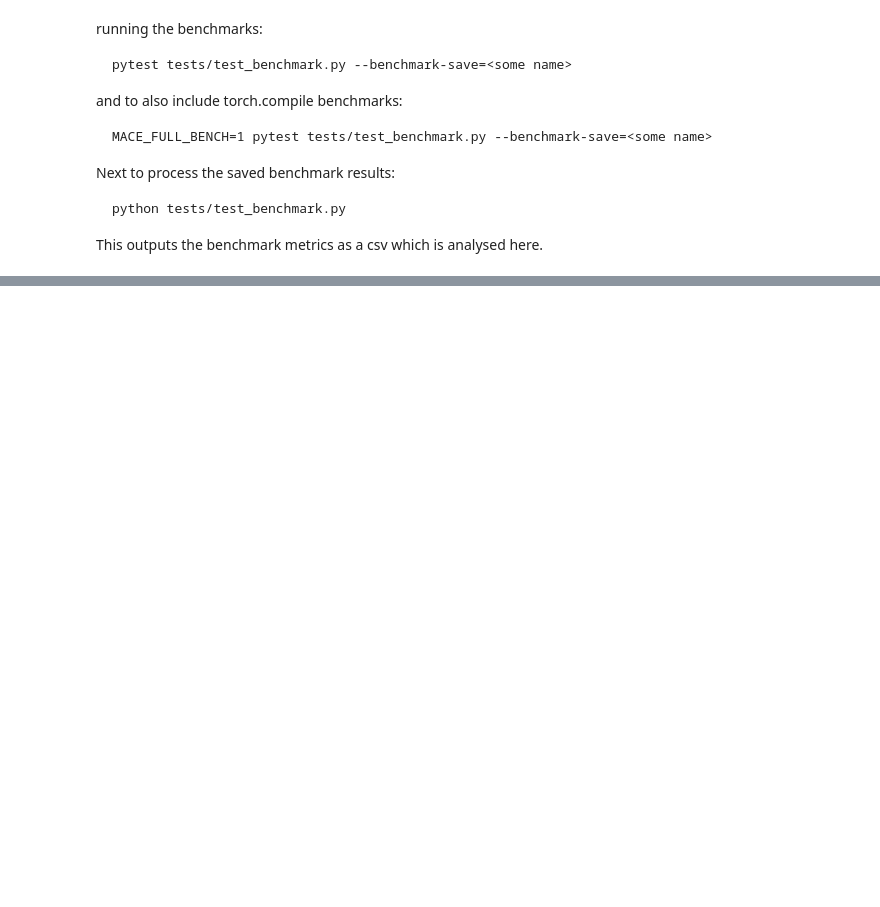
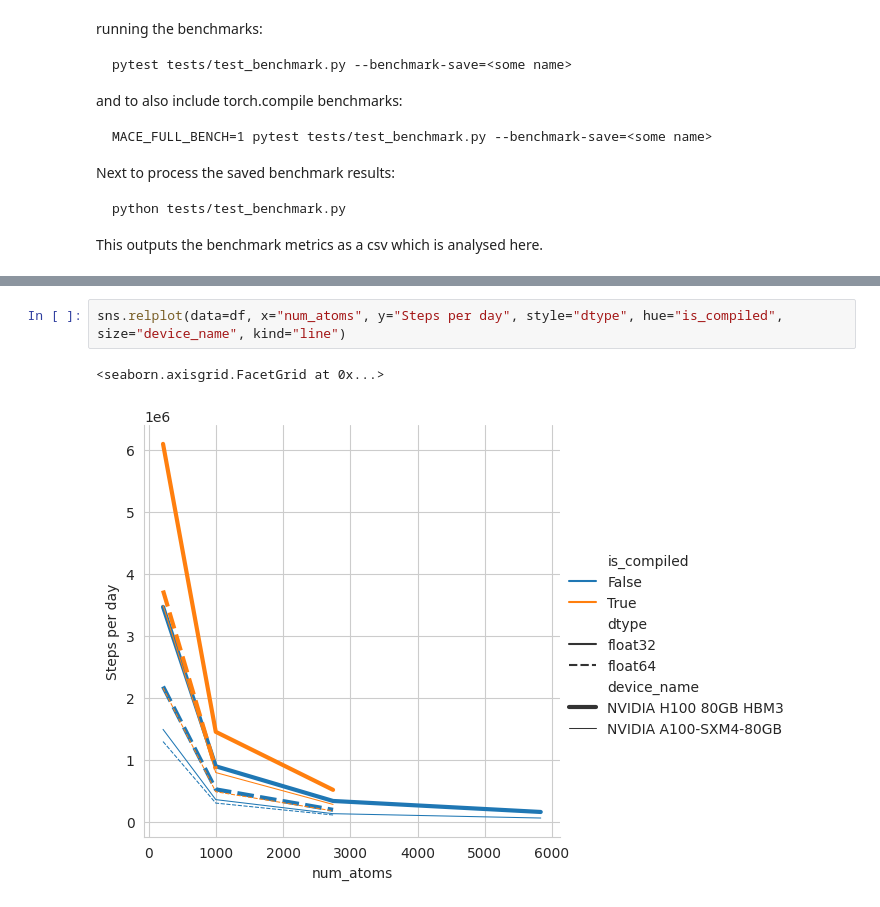
Before and after one commit to hatemhelal/mace, a Jupyter notebook: benchmarks/bench_plots.ipynb, the cells around one changed output, grey strips where cells are left out. Cells and saved outputs as stored; diff of their text form; blank space fills up the shorter version.

```diff
--- a/benchmarks/bench_plots.ipynb
+++ b/benchmarks/bench_plots.ipynb
@@ -74,0 +78,5 @@ Text(0, 0.5, 'Speedup A100 -> H100')
+# %%
+sns.relplot(data=df, x="num_atoms", y="Steps per day", style="dtype", hue="is_compiled", size="device_name", kind="line")
+# %% [output]
+<seaborn.axisgrid.FacetGrid at 0x...>
+[figure, added]
```
Also changed, not shown: parts of 6 cells of this notebook, 1 other file.
